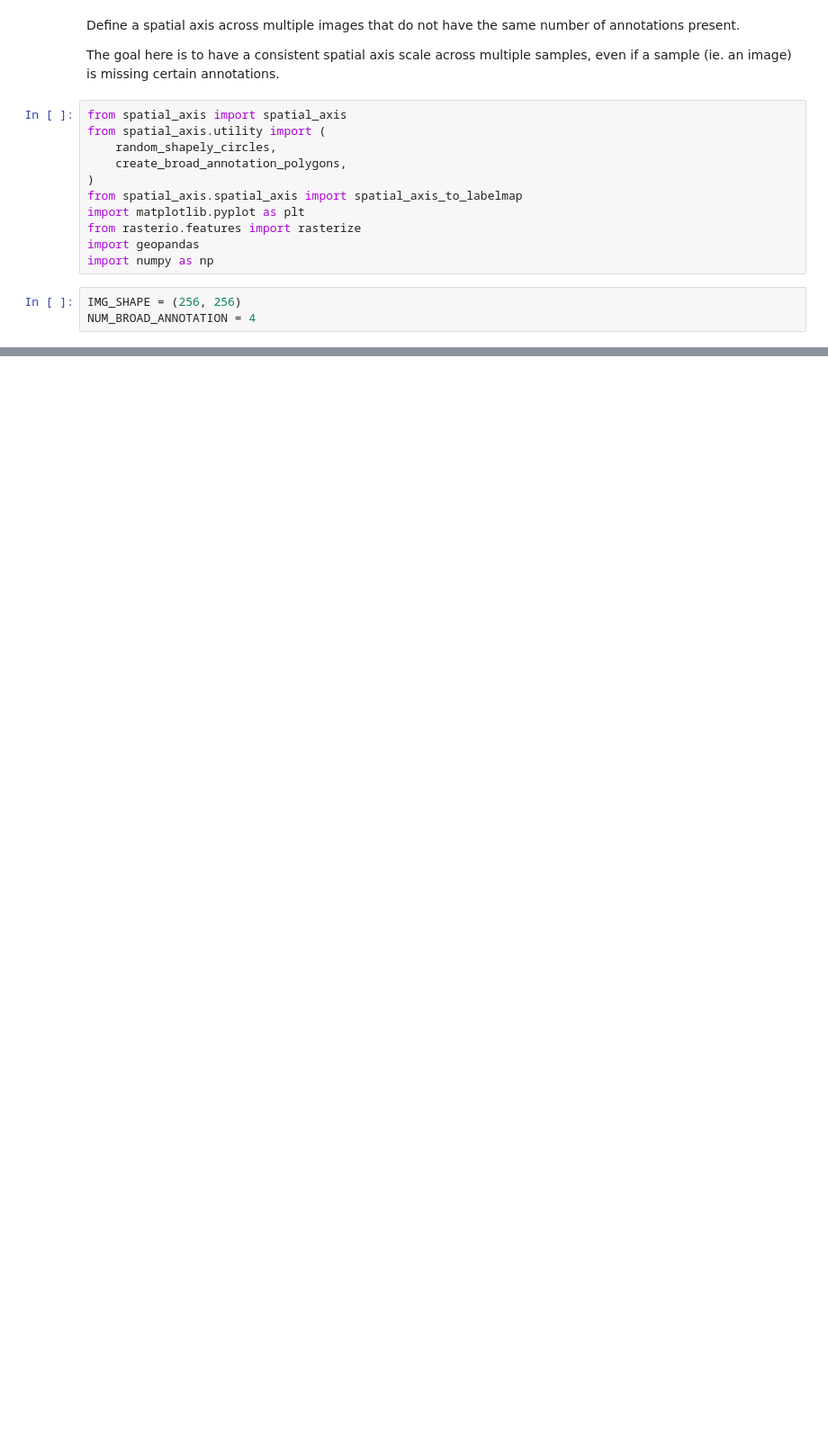
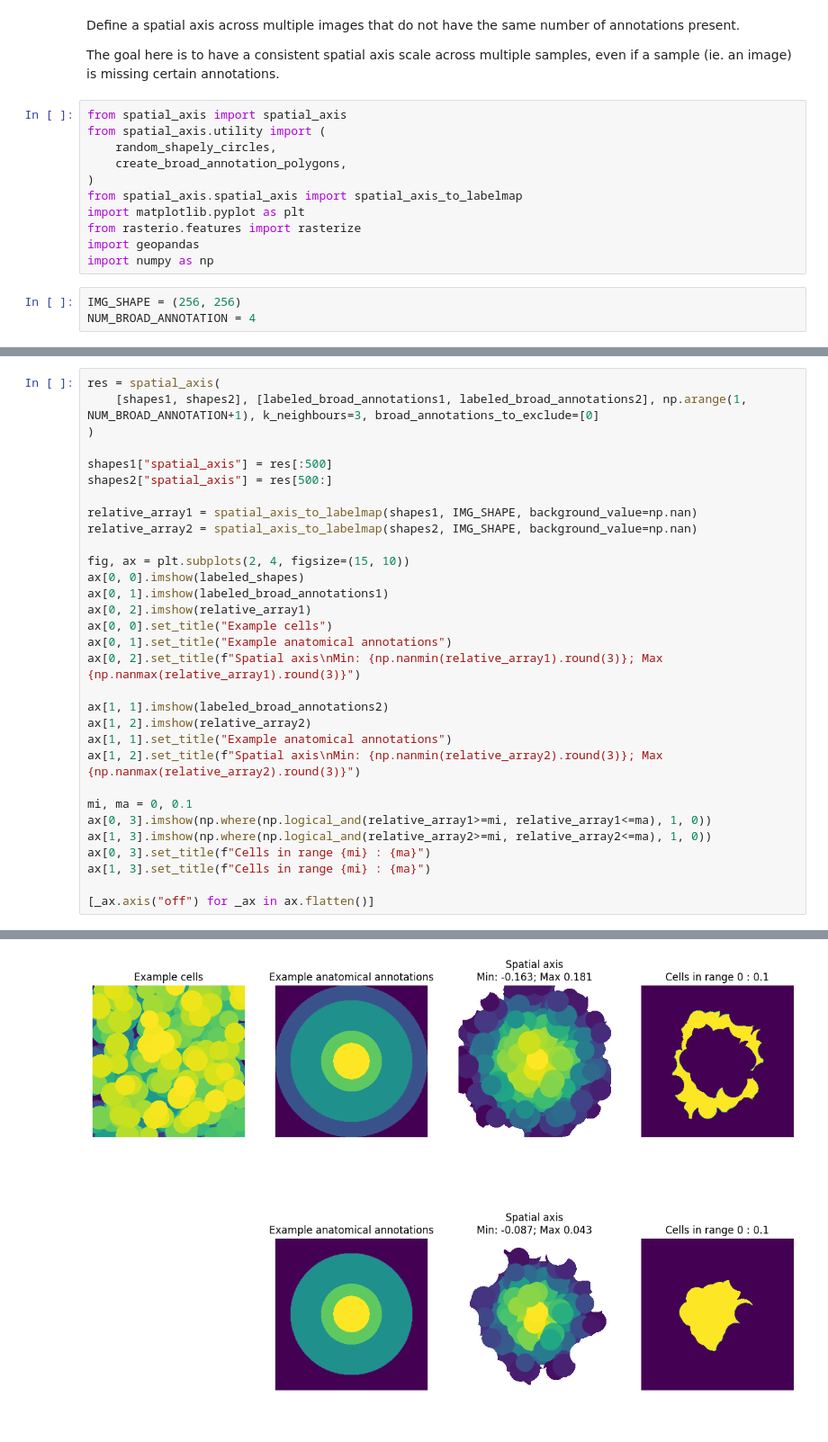
Before and after one commit to callum-jpg/spatial_axis, a Jupyter notebook: notebooks/spatial_axis_for_multiple_samples.ipynb, the cells around one changed output, grey strips where cells are left out. Shown at 90% size. Saved outputs shown, nothing was run; the diff lists cells and outputs as text; blank space fills up the shorter version.

```diff
--- a/notebooks/spatial_axis_for_multiple_samples.ipynb
+++ b/notebooks/spatial_axis_for_multiple_samples.ipynb
@@ -161,0 +158,32 @@ ax[2, 2].set_title(f"Cells in range {mi} : {ma}")
+# %%
+res = spatial_axis(
+    [shapes1, shapes2], [labeled_broad_annotations1, labeled_broad_annotations2], np.arange(1, NUM_BROAD_ANNOTATION+1), k_neighbours=3, broad_annotations_to_exclude=[0]
+)
+
+shapes1["spatial_axis"] = res[:500]
+shapes2["spatial_axis"] = res[500:]
+
+relative_array1 = spatial_axis_to_labelmap(shapes1, IMG_SHAPE, background_value=np.nan)
+relative_array2 = spatial_axis_to_labelmap(shapes2, IMG_SHAPE, background_value=np.nan)
+
+fig, ax = plt.subplots(2, 4, figsize=(15, 10))
+ax[0, 0].imshow(labeled_shapes)
+ax[0, 1].imshow(labeled_broad_annotations1)
+ax[0, 2].imshow(relative_array1)
+ax[0, 0].set_title("Example cells")
+ax[0, 1].set_title("Example anatomical annotations")
+ax[0, 2].set_title(f"Spatial axis\nMin: {np.nanmin(relative_array1).round(3)}; Max {np.nanmax(relative_array1).round(3)}")
+
+ax[1, 1].imshow(labeled_broad_annotations2)
+ax[1, 2].imshow(relative_array2)
+ax[1, 1].set_title("Example anatomical annotations")
+ax[1, 2].set_title(f"Spatial axis\nMin: {np.nanmin(relative_array2).round(3)}; Max {np.nanmax(relative_array2).round(3)}")
+
+mi, ma = 0, 0.1
+ax[0, 3].imshow(np.where(np.logical_and(relative_array1>=mi, relative_array1<=ma), 1, 0))
+ax[1, 3].imshow(np.where(np.logical_and(relative_array2>=mi, relative_array2<=ma), 1, 0))
+ax[0, 3].set_title(f"Cells in range {mi} : {ma}")
+ax[1, 3].set_title(f"Cells in range {mi} : {ma}")
+
+[_ax.axis("off") for _ax in ax.flatten()]
+# %% [output]
@@ -161,0 +198 @@ ax[2, 2].set_title(f"Cells in range {mi} : {ma}")
+[figure, added]
```
Also changed, not shown: parts of 11 cells of this notebook, 1 other file.
